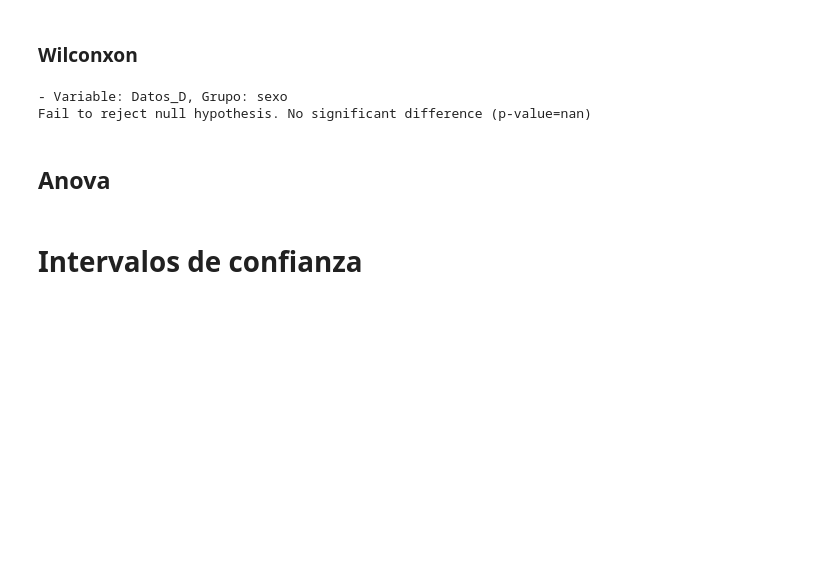
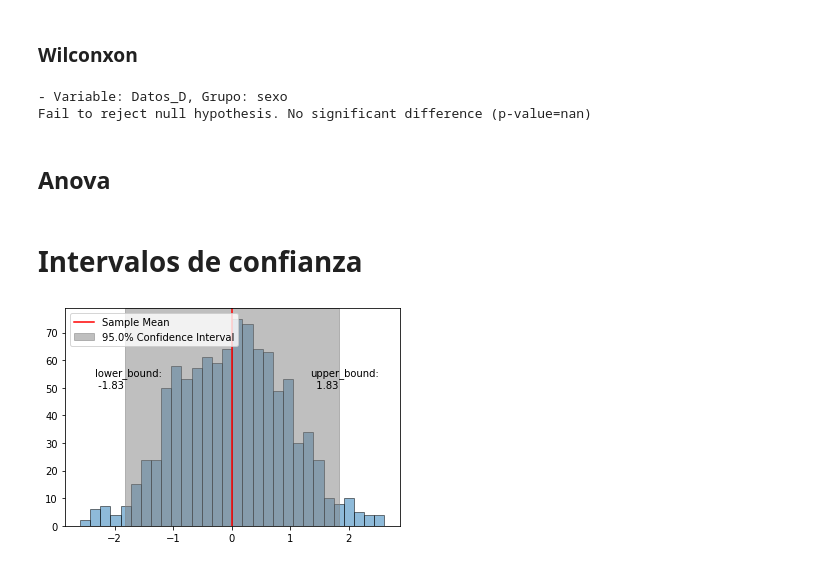
Before and after one commit to 4bm4/cheatsheetDC, a Jupyter notebook: clases.ipynb, the cells around one changed output. Cells and saved outputs as stored; diff of their text form; code cells hidden in the pictures; blank space fills up the shorter version.

```diff
--- a/clases.ipynb
+++ b/clases.ipynb
@@ -1210,3 +1235,7 @@ Fail to reject null hypothesis. No significant difference (p-value=nan)
 # ejemplo.anova()
 # %% [markdown]
 # Intervalos de confianza
+# %%
+ejemplo.plot_confidence_interval("Datos_D")
+# %% [output]
+[figure, added]
```
Also changed, not shown: parts of 11 cells of this notebook.
